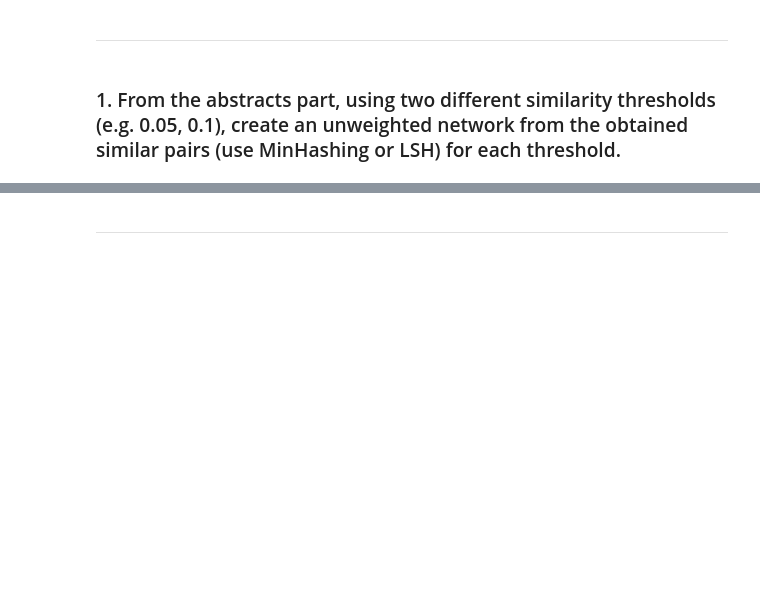
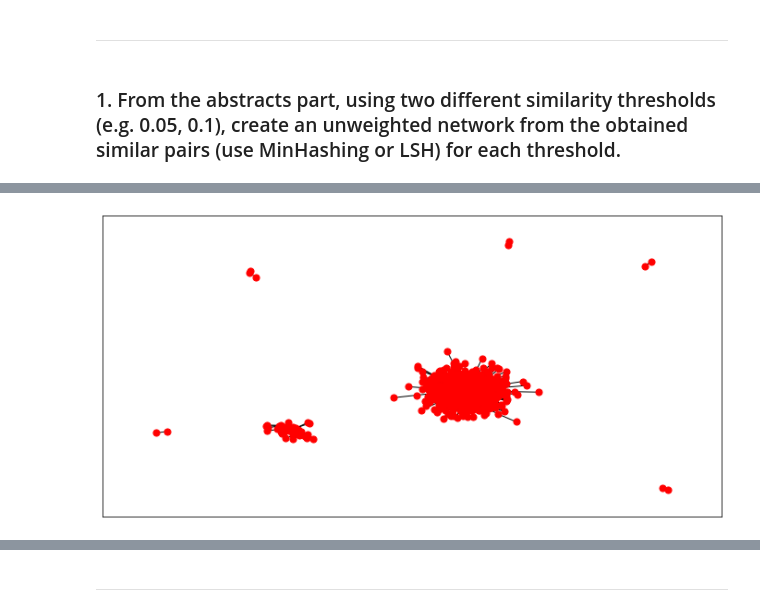
Before and after one commit to martinel-UAS/projects, a Jupyter notebook: 2. Descriptive/Project_1/Project1_Task3.ipynb, the cells around one changed output, grey strips where cells are left out. Cells and saved outputs as stored; diff of their text form; code cells hidden in the pictures; blank space fills up the shorter version.

```diff
--- a/2. Descriptive/Project_1/Project1_Task3.ipynb
+++ b/2. Descriptive/Project_1/Project1_Task3.ipynb
@@ -19,0 +180,6 @@ Using the whole anthologies abstract dataset.
+# %%
+G2 = nx.Graph()
+G2.add_edges_from(similar_pairs(0.17,abstracts))
+nx.draw_networkx(G2,node_size=50, with_labels = False, node_color = node_color)
+# %% [output]
+[figure, added]
```
Also changed, not shown: parts of 32 cells of this notebook, 6 other files.
